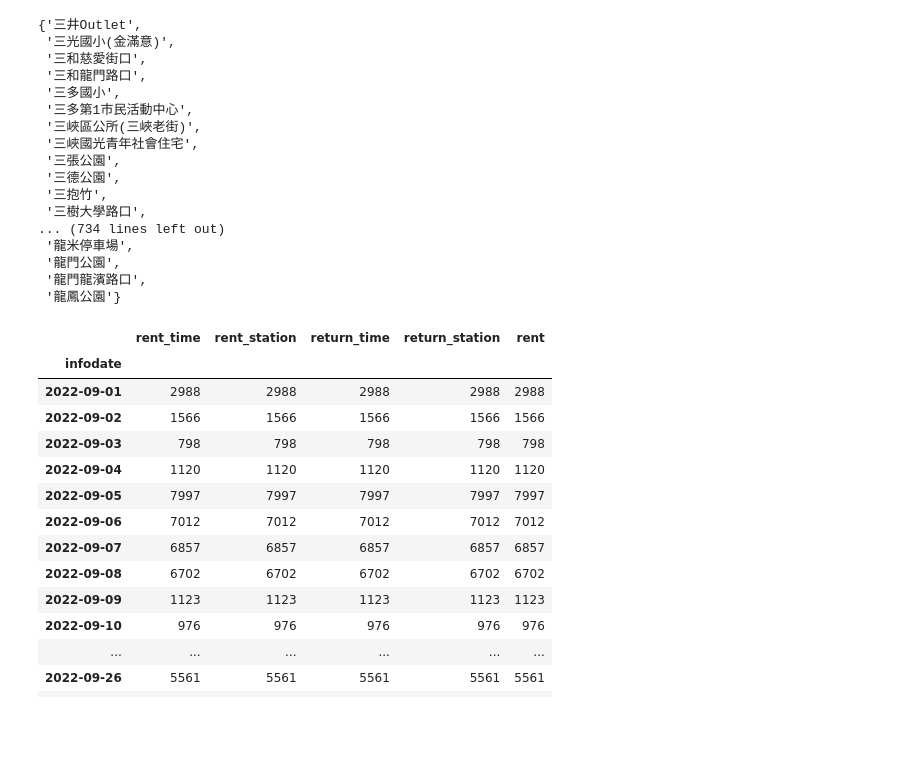
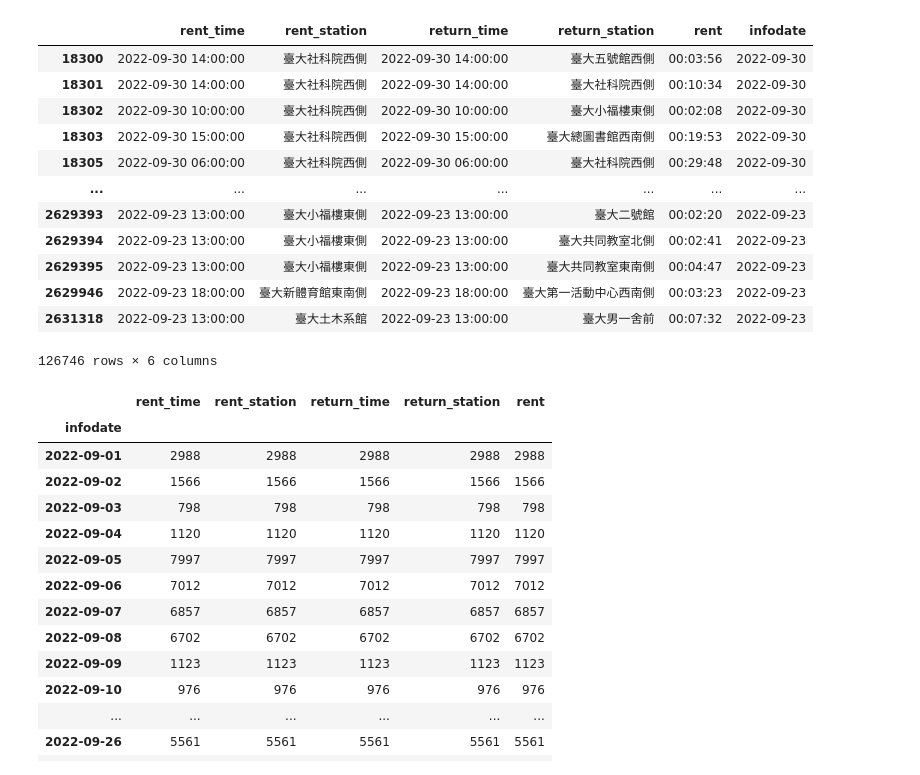
Before and after one commit to teddy21019/Youbike-Data-Analysis, a Jupyter notebook: Read_data_explore.ipynb, the cells around one changed output. Saved outputs shown, nothing was run; the diff lists cells and outputs as text; code cells hidden in the pictures; blank space fills up the shorter version.

```diff
--- a/Read_data_explore.ipynb
+++ b/Read_data_explore.ipynb
@@ -1,28 +4,10 @@
 # %%
 import pandas as pd
 # %%
-df = pd.read_csv(r"C:\Users\tedb0\Downloads\202209_YouBike2.0票證刷卡資料\202209_YouBike2.0票證刷卡資料\202209_YouBike2.0票證刷卡資料.csv")
+df: pd.DataFrame = pd.read_csv(r"C:\Users\tedb0\Downloads\202209_YouBike2.0票證刷卡資料\202209_YouBike2.0票證刷卡資料\202209_YouBike2.0票證刷卡資料.csv")
 # %%
 start = set(df.rent_station.unique())
 end = set(df.return_station.unique())
 # %%
 end - start
-# %% [output]
-{'三井Outlet',
- '三光國小(金滿意)',
- '三和慈愛街口',
- '三和龍門路口',
- '三多國小',
- '三多第1市民活動中心',
- '三峽區公所(三峽老街)',
- '三峽國光青年社會住宅',
- '三張公園',
- '三德公園',
- '三抱竹',
- '三樹大學路口',
-... (734 lines left out)
- '龍米停車場',
- '龍門公園',
- '龍門龍濱路口',
- '龍鳳公園'}
 # %%
@@ -34,6 +16,22 @@ mask_end_ntu = df.return_station.str.contains('臺大')
 df_with_ntu = df[mask_end_ntu & mask_start_ntu]
 # %%
 df_with_ntu = df_with_ntu.astype({ 'rent_time': 'datetime64[ns]' })
+# %%
+df_with_ntu
+# %% [output]
+|  | rent_time | rent_station | return_time | return_station | rent | infodate |
+| 18300 | 2022-09-30 14:00:00 | 臺大社科院西側 | 2022-09-30 14:00:00 | 臺大五號館西側 | 00:03:56 | 2022-09-30 |
+| 18301 | 2022-09-30 14:00:00 | 臺大社科院西側 | 2022-09-30 14:00:00 | 臺大社科院西側 | 00:10:34 | 2022-09-30 |
+| 18302 | 2022-09-30 10:00:00 | 臺大社科院西側 | 2022-09-30 10:00:00 | 臺大小福樓東側 | 00:02:08 | 2022-09-30 |
+| 18303 | 2022-09-30 15:00:00 | 臺大社科院西側 | 2022-09-30 15:00:00 | 臺大總圖書館西南側 | 00:19:53 | 2022-09-30 |
+| 18305 | 2022-09-30 06:00:00 | 臺大社科院西側 | 2022-09-30 06:00:00 | 臺大社科院西側 | 00:29:48 | 2022-09-30 |
+| ... | ... | ... | ... | ... | ... | ... |
+| 2629393 | 2022-09-23 13:00:00 | 臺大小福樓東側 | 2022-09-23 13:00:00 | 臺大二號館 | 00:02:20 | 2022-09-23 |
+| 2629394 | 2022-09-23 13:00:00 | 臺大小福樓東側 | 2022-09-23 13:00:00 | 臺大共同教室北側 | 00:02:41 | 2022-09-23 |
+| 2629395 | 2022-09-23 13:00:00 | 臺大小福樓東側 | 2022-09-23 13:00:00 | 臺大共同教室東南側 | 00:04:47 | 2022-09-23 |
+| 2629946 | 2022-09-23 18:00:00 | 臺大新體育館東南側 | 2022-09-23 18:00:00 | 臺大第一活動中心西南側 | 00:03:23 | 2022-09-23 |
+| 2631318 | 2022-09-23 13:00:00 | 臺大土木系館 | 2022-09-23 13:00:00 | 臺大男一舍前 | 00:07:32 | 2022-09-23 |
+126746 rows × 6 columns
 # %%
 df_with_ntu.groupby(['infodate']).count()
 # %% [output]
```
Also changed, not shown: parts of 8 cells of this notebook.
